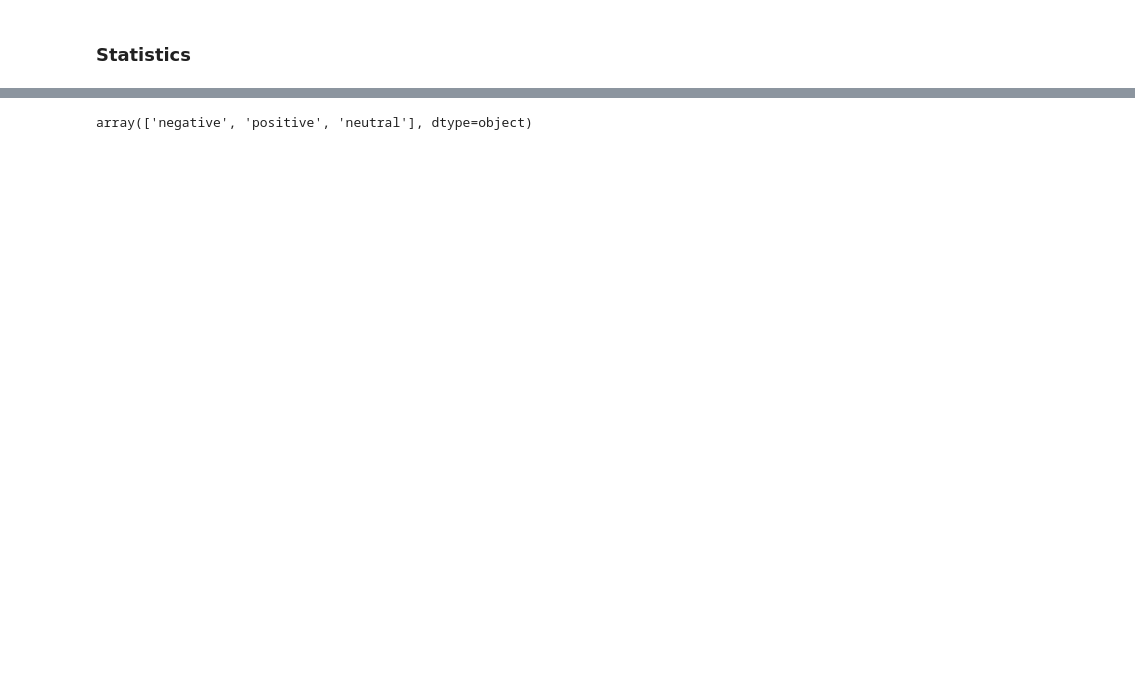
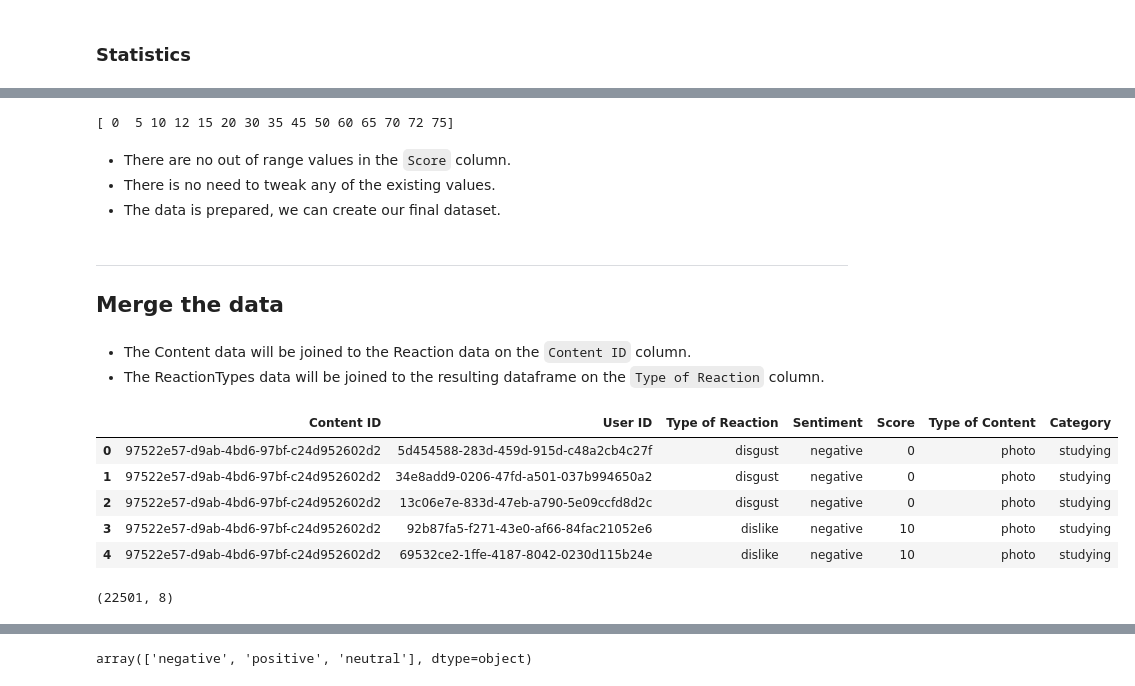
Before and after one commit to sabirinID/Accenture-Data-Analytics-Virtual-Internship, a Jupyter notebook: Files/2-Data-Cleaning-and-Modeling/Task 2 Data Cleaning.ipynb, the cells around one changed output, grey strips where cells are left out. Saved outputs shown, nothing was run; the diff lists cells and outputs as text; code cells hidden in the pictures; blank space fills up the shorter version.

```diff
--- a/Files/2-Data-Cleaning-and-Modeling/Task 2 Data Cleaning.ipynb
+++ b/Files/2-Data-Cleaning-and-Modeling/Task 2 Data Cleaning.ipynb
@@ -201,0 +366,16 @@ final_df = final_df.merge(reaction_types_df, on='Type')
+# %%
+scores = reaction_types_df['Score'].unique()
+scores.sort()
+print(scores)
+# %% [output]
+[ 0  5 10 12 15 20 30 35 45 50 60 65 70 72 75]
+# %% [markdown]
+- There are no out of range values in the `Score` column.
+- There is no need to tweak any of the existing values.
+- The data is prepared, we can create our final dataset.
+# %% [markdown]
+---
+## Merge the data
+# %% [markdown]
+- The Content data will be joined to the Reaction data on the `Content ID` column.
+- The ReactionTypes data will be joined to the resulting dataframe on the `Type of Reaction` column.
@@ -202,3 +386,16 @@ final_df = final_df.merge(reaction_types_df, on='Type')
+# %%
+final_df.head()
+# %% [output]
+|  | Content ID | User ID | Type of Reaction | Sentiment | Score | Type of Content | Category |
+| 0 | 97522e57-d9ab-4bd6-97bf-c24d952602d2 | 5d454588-283d-459d-915d-c48a2cb4c27f | disgust | negative | 0 | photo | studying |
+| 1 | 97522e57-d9ab-4bd6-97bf-c24d952602d2 | 34e8add9-0206-47fd-a501-037b994650a2 | disgust | negative | 0 | photo | studying |
+| 2 | 97522e57-d9ab-4bd6-97bf-c24d952602d2 | 13c06e7e-833d-47eb-a790-5e09ccfd8d2c | disgust | negative | 0 | photo | studying |
+| 3 | 97522e57-d9ab-4bd6-97bf-c24d952602d2 | 92b87fa5-f271-43e0-af66-84fac21052e6 | dislike | negative | 10 | photo | studying |
+| 4 | 97522e57-d9ab-4bd6-97bf-c24d952602d2 | 69532ce2-1ffe-4187-8042-0230d115b24e | dislike | negative | 10 | photo | studying |
+# %%
+final_df.shape
+# %% [output]
+(22501, 8)
 # %%
 final_df.columns
 # %% [output]
```
Also changed, not shown: parts of 61 cells of this notebook.
